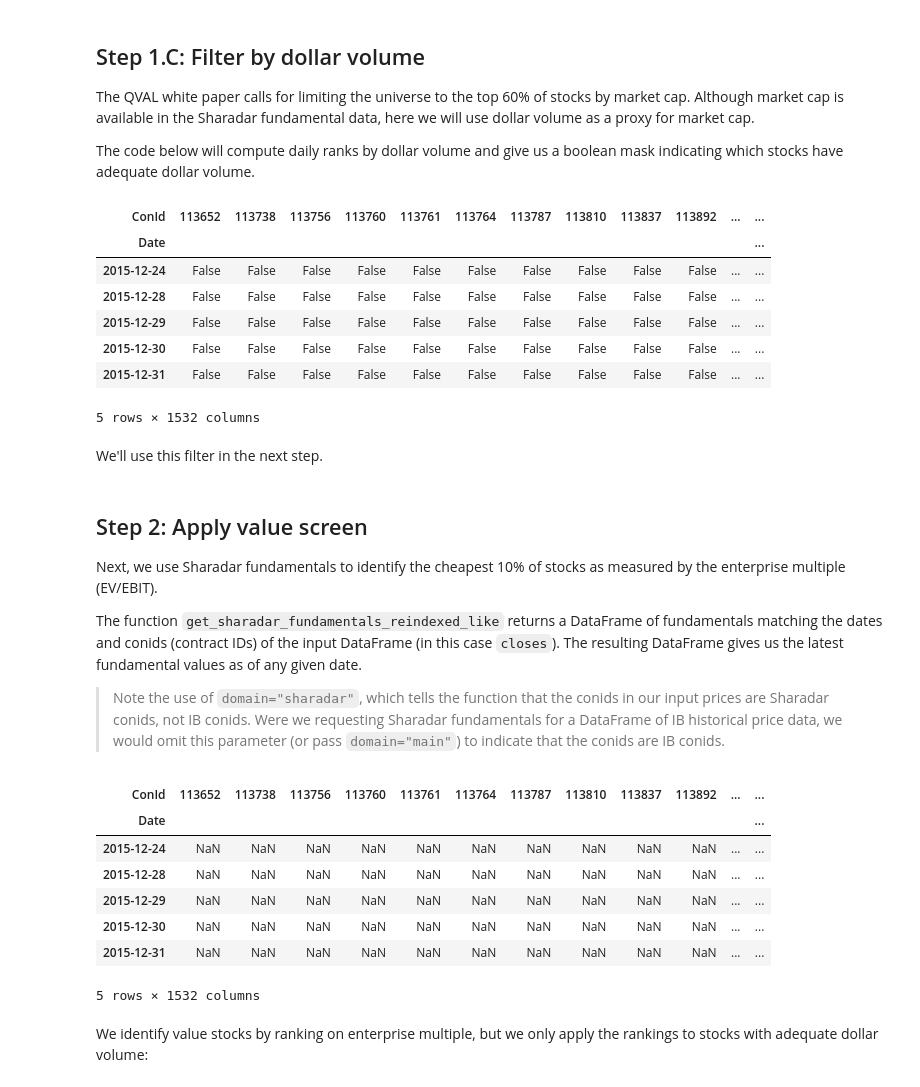
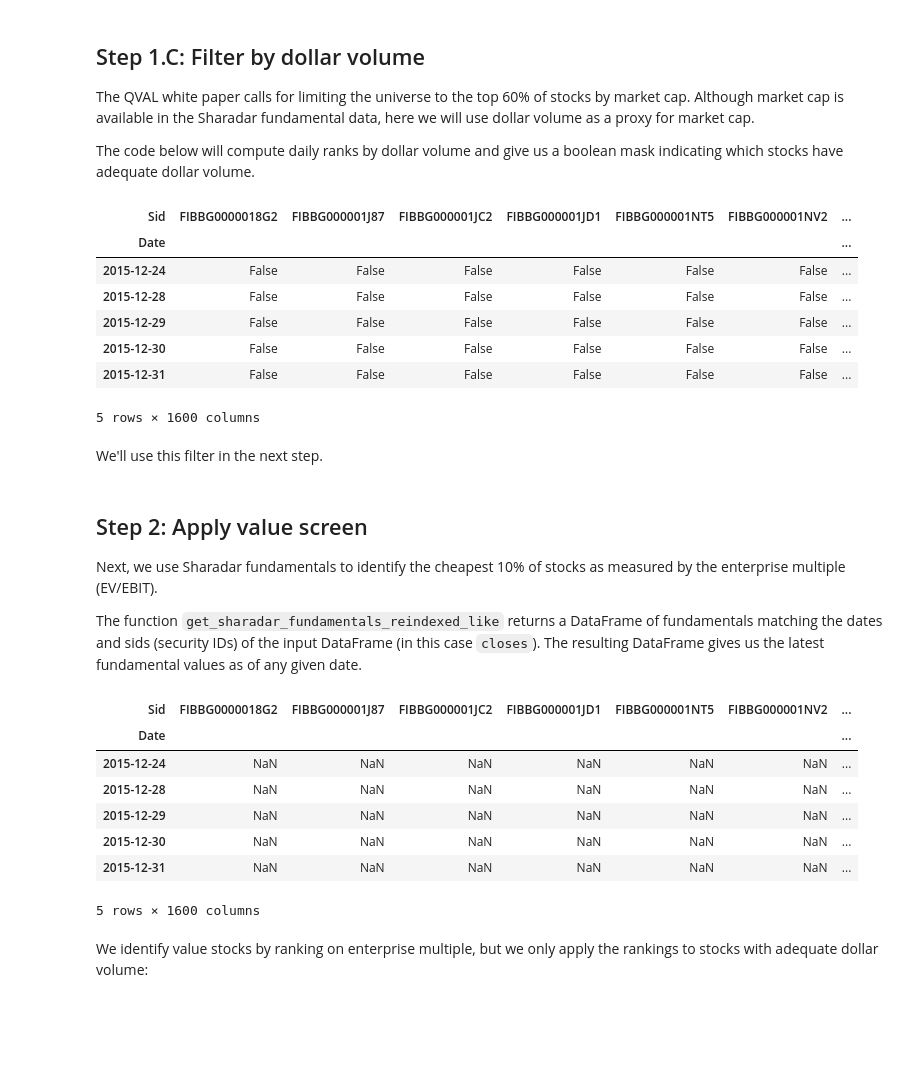
Before and after one commit to quantrocket-codeload/qval, a Jupyter notebook: qval/Part3-Interactive-Strategy-Development.ipynb, the cells around one changed output. Cells and saved outputs as stored; diff of their text form; code cells hidden in the pictures; blank space fills up the shorter version.

```diff
--- a/qval/Part3-Interactive-Strategy-Development.ipynb
+++ b/qval/Part3-Interactive-Strategy-Development.ipynb
@@ -26,7 +26,7 @@ For now we limit ourselves to a couple years of data to make it easier to work w
 # %%
 from quantrocket import get_prices
 
-DB = "sharadar-1d"
+DB = "sharadar-us-stk-1d"
 UNIVERSES = "nyse-stk"
 EXCLUDE_UNIVERSES = ["nyse-financials", "nyse-reits", "nyse-adrs"]
 
@@ -65,14 +65,14 @@ dollar_volume_ranks = avg_dollar_volumes.rank(axis=1, ascending=False, pct=True)
 have_adequate_dollar_volumes = dollar_volume_ranks <= (0.60)
 have_adequate_dollar_volumes.tail()
 # %% [output]
-| ConId | 113652 | 113738 | 113756 | 113760 | 113761 | 113764 | 113787 | 113810 | 113837 | 113892 | ... | ... |
-| Date |  |  |  |  |  |  |  |  |  |  |  | ... |
-| 2015-12-24 | False | False | False | False | False | False | False | False | False | False | ... | ... |
-| 2015-12-28 | False | False | False | False | False | False | False | False | False | False | ... | ... |
-| 2015-12-29 | False | False | False | False | False | False | False | False | False | False | ... | ... |
-| 2015-12-30 | False | False | False | False | False | False | False | False | False | False | ... | ... |
-| 2015-12-31 | False | False | False | False | False | False | False | False | False | False | ... | ... |
+| Sid | FIBBG0000018G2 | FIBBG000001J87 | FIBBG000001JC2 | FIBBG000001JD1 | FIBBG000001NT5 | FIBBG000001NV2 | ... |
+| Date |  |  |  |  |  |  | ... |
+| 2015-12-24 | False | False | False | False | False | False | ... |
+| 2015-12-28 | False | False | False | False | False | False | ... |
+| 2015-12-29 | False | False | False | False | False | False | ... |
+| 2015-12-30 | False | False | False | False | False | False | ... |
+| 2015-12-31 | False | False | False | False | False | False | ... |
-5 rows × 1532 columns
+5 rows × 1600 columns
 # %% [markdown]
 We'll use this filter in the next step.
 # %% [markdown]
@@ -80,29 +80,27 @@ We'll use this filter in the next step.
 
 Next, we use Sharadar fundamentals to identify the cheapest 10% of stocks as measured by the enterprise multiple (EV/EBIT).
 
-The function `get_sharadar_fundamentals_reindexed_like` returns a DataFrame of fundamentals matching the dates and conids (contract IDs) of the input DataFrame (in this case `closes`). The resulting DataFrame gives us the latest fundamental values as of any given date.
-
-> Note the use of `domain="sharadar"`, which tells the function that the conids in our input prices are Sharadar conids, not IB conids. Were we requesting Sharadar fundamentals for a DataFrame of IB historical price data, we would omit this parameter (or pass `domain="main"`) to indicate that the conids are IB conids.
+The function `get_sharadar_fundamentals_reindexed_like` returns a DataFrame of fundamentals matching the dates and sids (security IDs) of the input DataFrame (in this case `closes`). The resulting DataFrame gives us the latest fundamental values as of any given date.
 # %%
 from quantrocket.fundamental import get_sharadar_fundamentals_reindexed_like
 
 # Request EV/EBIT. The dimension "ART" (= "As reported - trailing twelve months") excludes restatements.
-fundamentals = get_sharadar_fundamentals_reindexed_like(closes, fields=["EVEBIT"], dimension="ART", domain="sharadar")
+fundamentals = get_sharadar_fundamentals_reindexed_like(closes, fields=["EVEBIT"], dimension="ART")
 enterprise_multiples = fundamentals.loc["EVEBIT"]
 
 # Ignore negative enterprise multiples, which indicate negative earnings
 enterprise_multiples = enterprise_multiples.where(enterprise_multiples > 0)
 
 enterprise_multiples.tail()
 # %% [output]
-| ConId | 113652 | 113738 | 113756 | 113760 | 113761 | 113764 | 113787 | 113810 | 113837 | 113892 | ... | ... |
-| Date |  |  |  |  |  |  |  |  |  |  |  | ... |
-| 2015-12-24 | NaN | NaN | NaN | NaN | NaN | NaN | NaN | NaN | NaN | NaN | ... | ... |
-| 2015-12-28 | NaN | NaN | NaN | NaN | NaN | NaN | NaN | NaN | NaN | NaN | ... | ... |
-| 2015-12-29 | NaN | NaN | NaN | NaN | NaN | NaN | NaN | NaN | NaN | NaN | ... | ... |
-| 2015-12-30 | NaN | NaN | NaN | NaN | NaN | NaN | NaN | NaN | NaN | NaN | ... | ... |
-| 2015-12-31 | NaN | NaN | NaN | NaN | NaN | NaN | NaN | NaN | NaN | NaN | ... | ... |
+| Sid | FIBBG0000018G2 | FIBBG000001J87 | FIBBG000001JC2 | FIBBG000001JD1 | FIBBG000001NT5 | FIBBG000001NV2 | ... |
+| Date |  |  |  |  |  |  | ... |
+| 2015-12-24 | NaN | NaN | NaN | NaN | NaN | NaN | ... |
+| 2015-12-28 | NaN | NaN | NaN | NaN | NaN | NaN | ... |
+| 2015-12-29 | NaN | NaN | NaN | NaN | NaN | NaN | ... |
+| 2015-12-30 | NaN | NaN | NaN | NaN | NaN | NaN | ... |
+| 2015-12-31 | NaN | NaN | NaN | NaN | NaN | NaN | ... |
-5 rows × 1532 columns
+5 rows × 1600 columns
 # %% [markdown]
 We identify value stocks by ranking on enterprise multiple, but we only apply the rankings to stocks with adequate dollar volume:
 # %%
```
Also changed, not shown: parts of 7 cells of this notebook, 6 other files.
